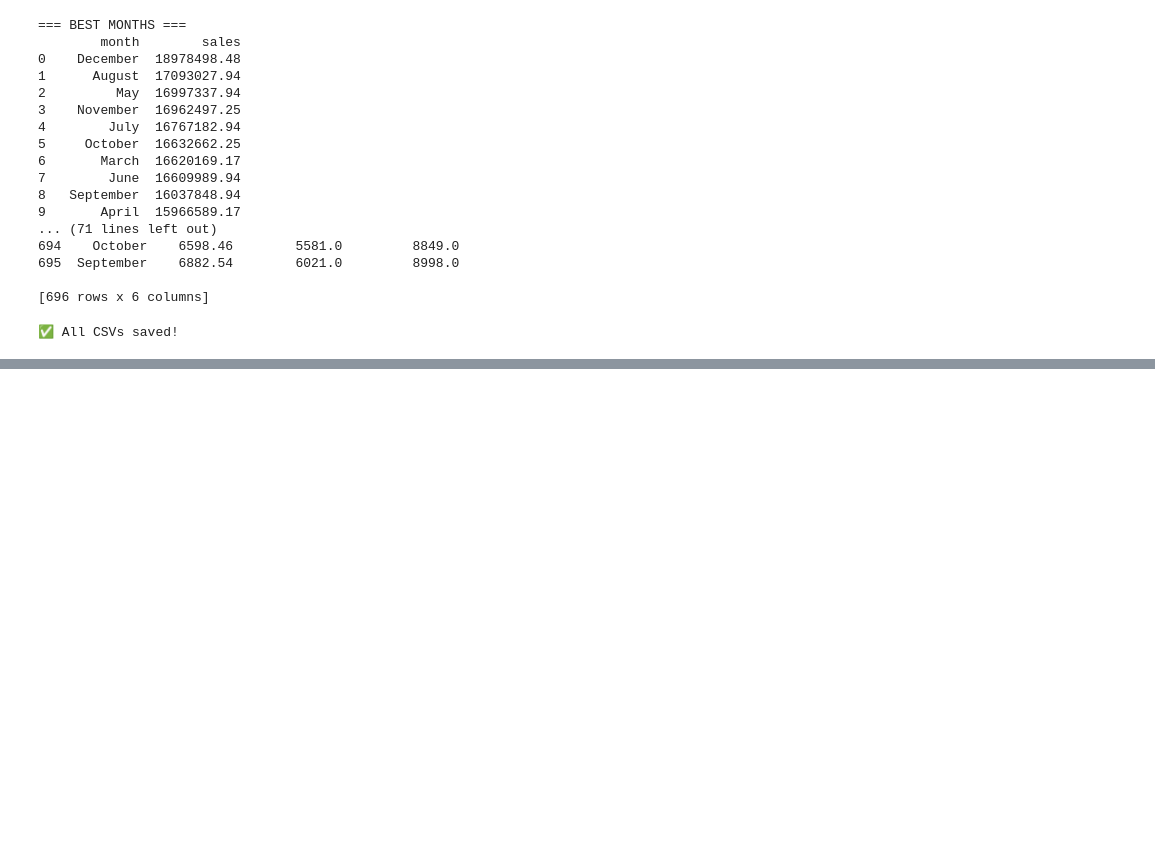
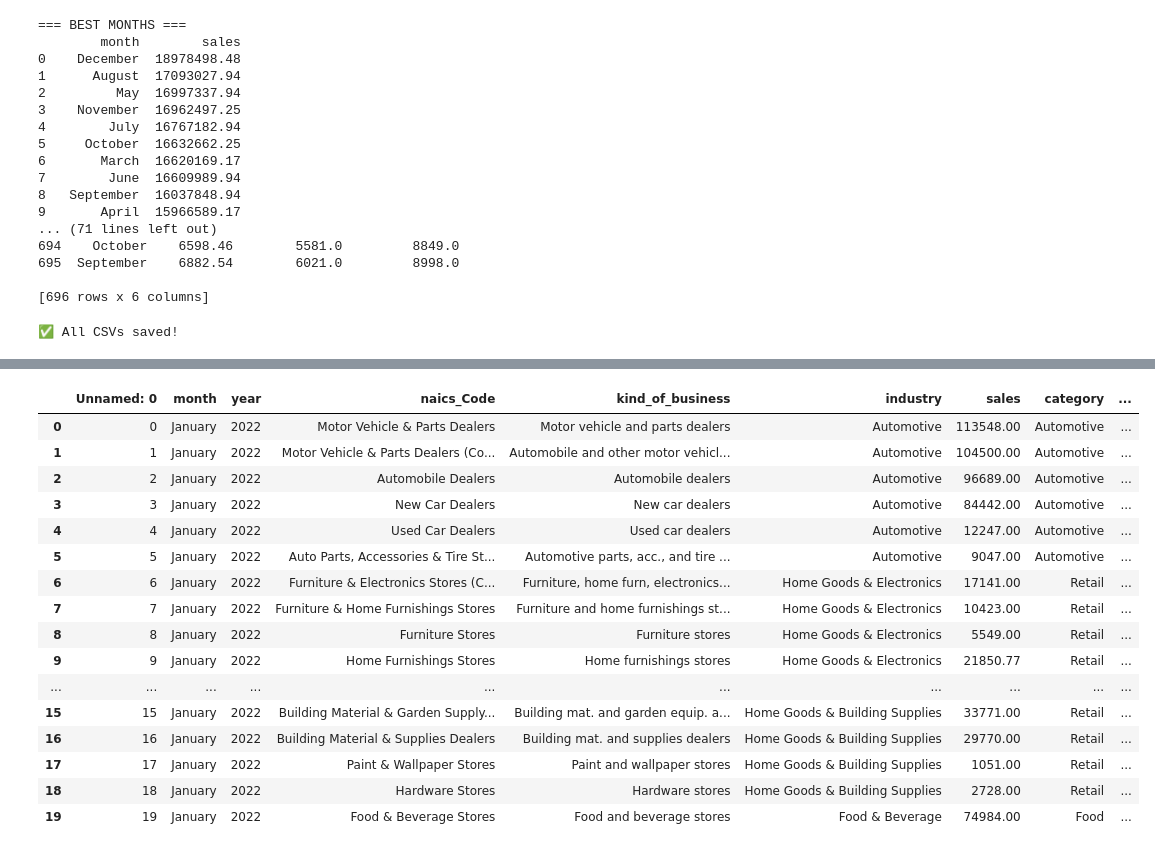
Before and after one commit to malakyousof/Sales_Retial_Sales, a Jupyter notebook: data_cleaning.ipynb, the cells around one changed output, grey strips where cells are left out. Saved outputs shown, nothing was run; the diff lists cells and outputs as text; code cells hidden in the pictures; blank space fills up the shorter version.

```diff
--- a/data_cleaning.ipynb
+++ b/data_cleaning.ipynb
@@ -460,0 +474,18 @@ print("✅ All CSVs saved!")
+# %%
+industry_count = {}
+
+for index, row in sales_food.iterrows():
+    industry = row["industry"]
+    if industry in industry_count:
+        industry_count[industry] += 1
+    else:
+        industry_count[industry] = 1
+
+industry_count_df = pd.DataFrame(
+    list(industry_count.items()),
+    columns=["industry", "total_records"]
+).sort_values("total_records", ascending=False)
+
+print(industry_count_df)
+industry_count_df.to_csv("industry_count.csv", index=False)
+print("✅ Industry count saved!")
@@ -460,0 +507,10 @@ print("✅ All CSVs saved!")
+# %%
+industry_count_df = pd.DataFrame(
+    list(industry_count.items()),
+    columns=["industry", "total_records"]
+).sort_values("total_records", ascending=False)
+
+# Add as column to sales_food
+sales_food = sales_food.merge(industry_count_df, on="industry", how="left")
+
+print(sales_food.head())
@@ -460,0 +538,20 @@ print("✅ All CSVs saved!")
+# %%
+sales_food.head(20)
+# %% [output]
+|  | Unnamed: 0 | month | year | naics_Code | kind_of_business | industry | sales | category | ... |
+| 0 | 0 | January | 2022 | Motor Vehicle & Parts Dealers | Motor vehicle and parts dealers | Automotive | 113548.00 | Automotive | ... |
+| 1 | 1 | January | 2022 | Motor Vehicle & Parts Dealers (Co... | Automobile and other motor vehicl... | Automotive | 104500.00 | Automotive | ... |
+| 2 | 2 | January | 2022 | Automobile Dealers | Automobile dealers | Automotive | 96689.00 | Automotive | ... |
+| 3 | 3 | January | 2022 | New Car Dealers | New car dealers | Automotive | 84442.00 | Automotive | ... |
+| 4 | 4 | January | 2022 | Used Car Dealers | Used car dealers | Automotive | 12247.00 | Automotive | ... |
+| 5 | 5 | January | 2022 | Auto Parts, Accessories & Tire St... | Automotive parts, acc., and tire ... | Automotive | 9047.00 | Automotive | ... |
+| 6 | 6 | January | 2022 | Furniture & Electronics Stores (C... | Furniture, home furn, electronics... | Home Goods & Electronics | 17141.00 | Retail | ... |
+| 7 | 7 | January | 2022 | Furniture & Home Furnishings Stores | Furniture and home furnishings st... | Home Goods & Electronics | 10423.00 | Retail | ... |
+| 8 | 8 | January | 2022 | Furniture Stores | Furniture stores | Home Goods & Electronics | 5549.00 | Retail | ... |
+| 9 | 9 | January | 2022 | Home Furnishings Stores | Home furnishings stores | Home Goods & Electronics | 21850.77 | Retail | ... |
+| ... | ... | ... | ... | ... | ... | ... | ... | ... | ... |
+| 15 | 15 | January | 2022 | Building Material & Garden Supply... | Building mat. and garden equip. a... | Home Goods & Building Supplies | 33771.00 | Retail | ... |
+| 16 | 16 | January | 2022 | Building Material & Supplies Dealers | Building mat. and supplies dealers | Home Goods & Building Supplies | 29770.00 | Retail | ... |
+| 17 | 17 | January | 2022 | Paint & Wallpaper Stores | Paint and wallpaper stores | Home Goods & Building Supplies | 1051.00 | Retail | ... |
+| 18 | 18 | January | 2022 | Hardware Stores | Hardware stores | Home Goods & Building Supplies | 2728.00 | Retail | ... |
+| 19 | 19 | January | 2022 | Food & Beverage Stores | Food and beverage stores | Food & Beverage | 74984.00 | Food | ... |
```
Also changed, not shown: parts of 5 cells of this notebook.
